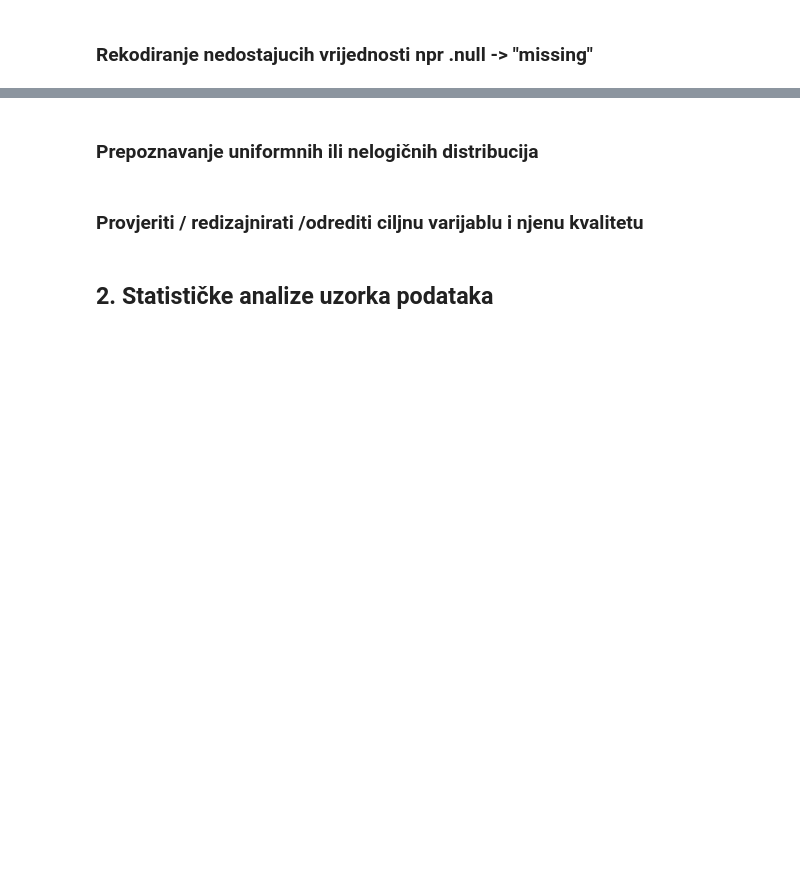
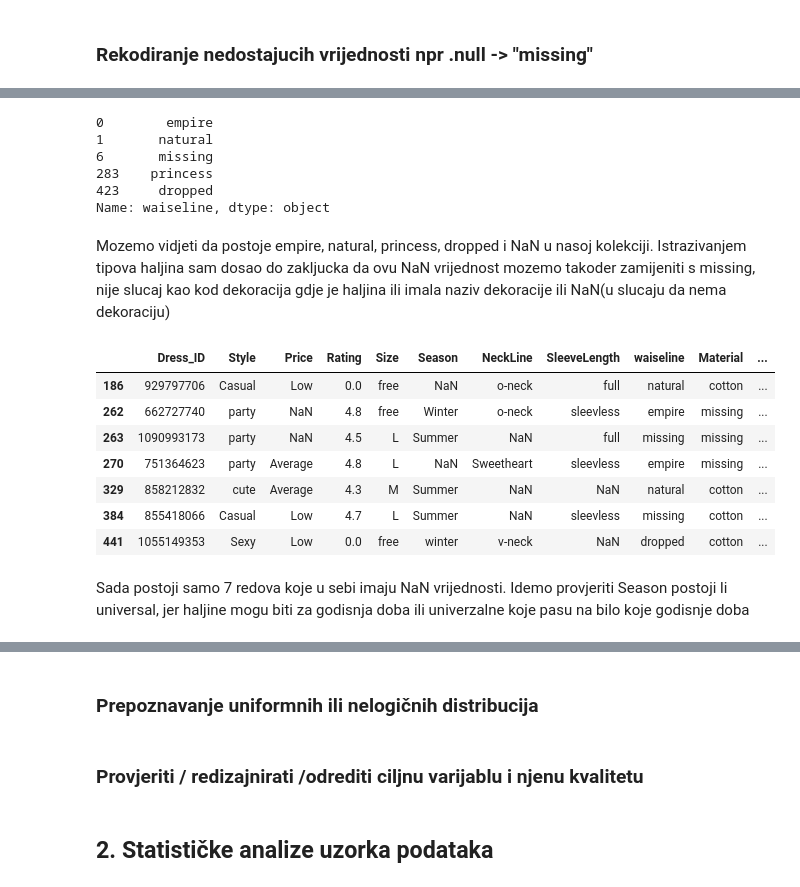
Before and after one commit to kelj0/university, a Jupyter notebook: SPO/SPO_Karlo_Kegljevic.ipynb, the cells around one changed output, grey strips where cells are left out. Saved outputs shown, nothing was run; the diff lists cells and outputs as text; code cells hidden in the pictures; blank space fills up the shorter version.

```diff
--- a/SPO/SPO_Karlo_Kegljevic.ipynb
+++ b/SPO/SPO_Karlo_Kegljevic.ipynb
@@ -16,0 +77,30 @@
+# %%
+waiseline = dresses["waiseline"]
+waiseline_uniq = waiseline.drop_duplicates()
+waiseline_uniq
+# %% [output]
+0        empire
+1       natural
+6       missing
+283    princess
+423     dropped
+Name: waiseline, dtype: object
+# %% [markdown]
+Mozemo vidjeti da postoje empire, natural, princess, dropped i NaN u nasoj kolekciji.
+Istrazivanjem tipova haljina sam dosao do zakljucka da ovu NaN vrijednost mozemo takoder zamijeniti s missing, nije slucaj kao kod dekoracija gdje je haljina ili imala naziv dekoracije ili NaN(u slucaju da nema dekoraciju)
+# %%
+dresses["waiseline"] = dresses["waiseline"].fillna("missing")
+# nakon ciscenja i ovin NaN vrijednosti idemo provijeriti ima li jos NaN vrijednosti u nasoj kolekciji
+dresses[dresses.isnull().any(axis=1)]
+# %% [output]
+|  | Dress_ID | Style | Price | Rating | Size | Season | NeckLine | SleeveLength | waiseline | Material | ... |
+| 186 | 929797706 | Casual | Low | 0.0 | free | NaN | o-neck | full | natural | cotton | ... |
+| 262 | 662727740 | party | NaN | 4.8 | free | Winter | o-neck | sleevless | empire | missing | ... |
+| 263 | 1090993173 | party | NaN | 4.5 | L | Summer | NaN | full | missing | missing | ... |
+| 270 | 751364623 | party | Average | 4.8 | L | NaN | Sweetheart | sleevless | empire | missing | ... |
+| 329 | 858212832 | cute | Average | 4.3 | M | Summer | NaN | NaN | natural | cotton | ... |
+| 384 | 855418066 | Casual | Low | 4.7 | L | Summer | NaN | sleevless | missing | cotton | ... |
+| 441 | 1055149353 | Sexy | Low | 0.0 | free | winter | v-neck | NaN | dropped | cotton | ... |
+# %% [markdown]
+Sada postoji samo 7 redova koje u sebi imaju NaN vrijednosti.
+Idemo provjeriti Season postoji li universal, jer haljine mogu biti za godisnja doba ili univerzalne koje pasu na bilo koje godisnje doba
```
Also changed, not shown: parts of 19 cells of this notebook, 1 other file.
